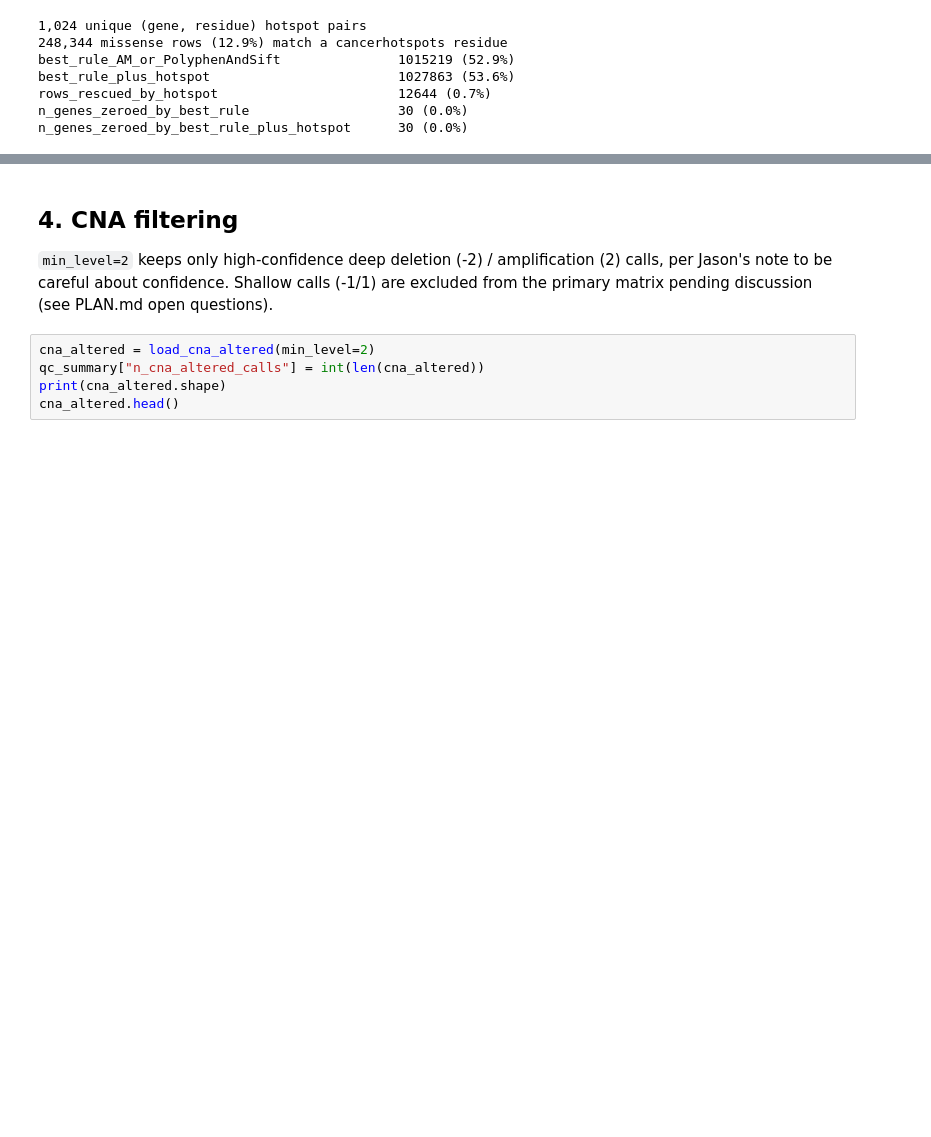
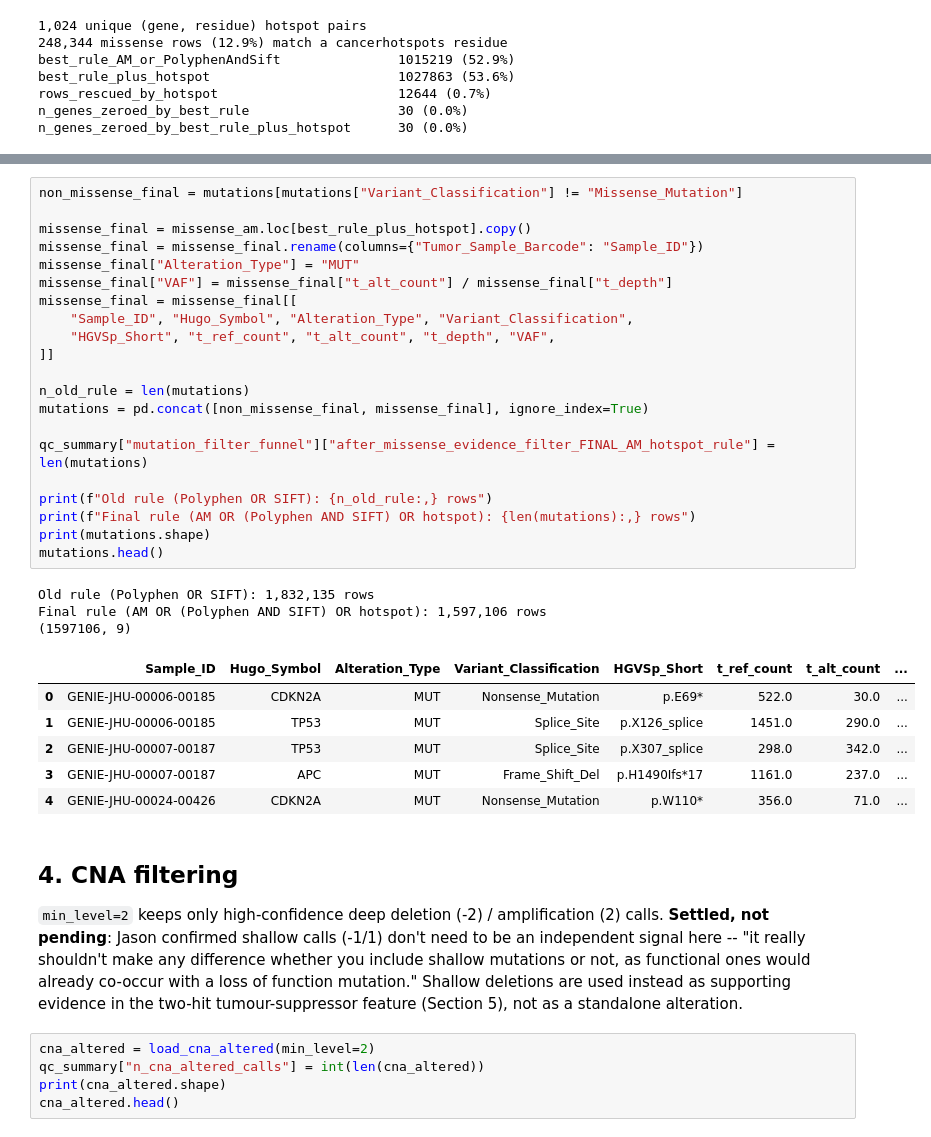
Before and after one commit to Wlimni/Learning-Cancer-Mutation-Landscapes-from-Large-Scale-Mutation-Testing-Data-fyp, a Jupyter notebook: notebooks/01_phase1_preprocessing.ipynb, the cells around one changed output, grey strips where cells are left out. Drawn from its saved outputs; the diff is of its cells as text; blank space fills up the shorter version.

```diff
--- a/notebooks/01_phase1_preprocessing.ipynb
+++ b/notebooks/01_phase1_preprocessing.ipynb
@@ -630,10 +709,44 @@ candidate found so far, but **still not applied to the production filter**
+# %%
+non_missense_final = mutations[mutations["Variant_Classification"] != "Missense_Mutation"]
+
+missense_final = missense_am.loc[best_rule_plus_hotspot].copy()
+missense_final = missense_final.rename(columns={"Tumor_Sample_Barcode": "Sample_ID"})
+missense_final["Alteration_Type"] = "MUT"
+missense_final["VAF"] = missense_final["t_alt_count"] / missense_final["t_depth"]
+missense_final = missense_final[[
+    "Sample_ID", "Hugo_Symbol", "Alteration_Type", "Variant_Classification",
+    "HGVSp_Short", "t_ref_count", "t_alt_count", "t_depth", "VAF",
+]]
+
+n_old_rule = len(mutations)
+mutations = pd.concat([non_missense_final, missense_final], ignore_index=True)
+
+qc_summary["mutation_filter_funnel"]["after_missense_evidence_filter_FINAL_AM_hotspot_rule"] = len(mutations)
+
+print(f"Old rule (Polyphen OR SIFT): {n_old_rule:,} rows")
+print(f"Final rule (AM OR (Polyphen AND SIFT) OR hotspot): {len(mutations):,} rows")
+print(mutations.shape)
+mutations.head()
+# %% [output]
+Old rule (Polyphen OR SIFT): 1,832,135 rows
+Final rule (AM OR (Polyphen AND SIFT) OR hotspot): 1,597,106 rows
+(1597106, 9)
+|  | Sample_ID | Hugo_Symbol | Alteration_Type | Variant_Classification | HGVSp_Short | t_ref_count | t_alt_count | ... |
+| 0 | GENIE-JHU-00006-00185 | CDKN2A | MUT | Nonsense_Mutation | p.E69* | 522.0 | 30.0 | ... |
+| 1 | GENIE-JHU-00006-00185 | TP53 | MUT | Splice_Site | p.X126_splice | 1451.0 | 290.0 | ... |
+| 2 | GENIE-JHU-00007-00187 | TP53 | MUT | Splice_Site | p.X307_splice | 298.0 | 342.0 | ... |
+| 3 | GENIE-JHU-00007-00187 | APC | MUT | Frame_Shift_Del | p.H1490Ifs*17 | 1161.0 | 237.0 | ... |
+| 4 | GENIE-JHU-00024-00426 | CDKN2A | MUT | Nonsense_Mutation | p.W110* | 356.0 | 71.0 | ... |
 # %% [markdown]
 ## 4. CNA filtering
 
 `min_level=2` keeps only high-confidence deep deletion (-2) / amplification
-(2) calls, per Jason's note to be careful about confidence. Shallow calls
-(-1/1) are excluded from the primary matrix pending discussion (see PLAN.md
-open questions).
+(2) calls. **Settled, not pending**: Jason confirmed shallow calls (-1/1)
+don't need to be an independent signal here -- "it really shouldn't make
+any difference whether you include shallow mutations or not, as functional
+ones would already co-occur with a loss of function mutation." Shallow
+deletions are used instead as supporting evidence in the two-hit
+tumour-suppressor feature (Section 5), not as a standalone alteration.
 # %%
 cna_altered = load_cna_altered(min_level=2)
 qc_summary["n_cna_altered_calls"] = int(len(cna_altered))
```
Also changed, not shown: parts of 26 cells of this notebook, 9 other files.
